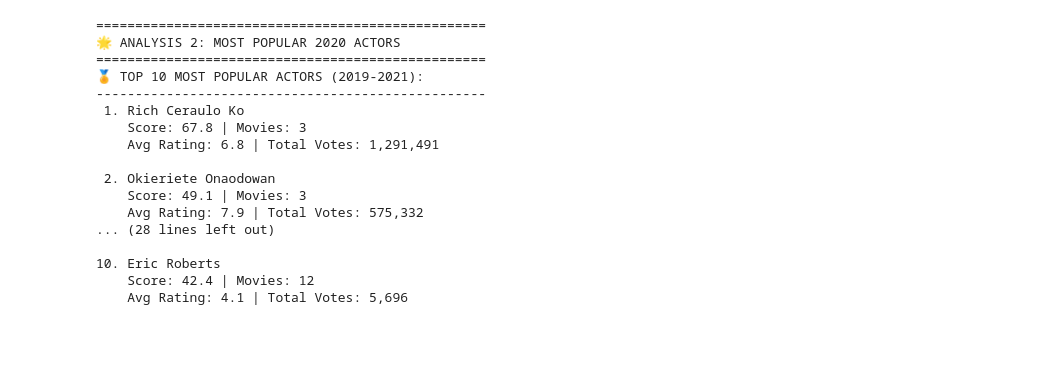
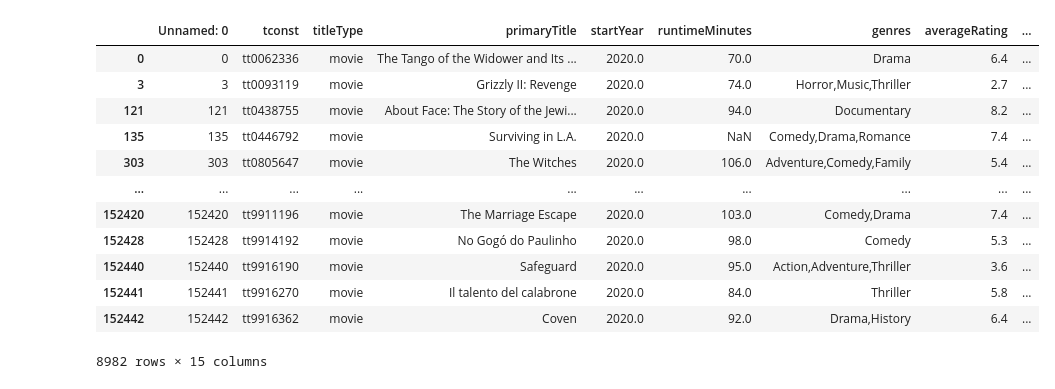
Before and after one commit to russjnzn/Next-AAA-Title, a Jupyter notebook: 02_exploratory_analysis.ipynb, the cells around one changed output. Drawn from its saved outputs; the diff is of its cells as text; code cells hidden in the pictures; blank space fills up the shorter version.

```diff
--- a/02_exploratory_analysis.ipynb
+++ b/02_exploratory_analysis.ipynb
@@ -14,26 +15,31 @@ sns.set_palette("husl")
 data_path="C:/Users/russe/OneDrive/Desktop/Portfolio/Next AAA Title"
 # %%
 movies_ratings_df = pd.read_csv(
-        f'{data_path}/movies_ratings.csv',
+        f'{data_path}/Processed/movies_ratings.csv',
         sep=','
     )
 
 movies_df = pd.read_csv(
-        f'{data_path}/movies.csv',
+        f'{data_path}/Raw/movies.csv',
         sep=','
     )
 
 ratings_df = pd.read_csv(
-        f'{data_path}/ratings.csv',
+        f'{data_path}/Raw/ratings.csv',
         sep=','
     )
 
 names_df = pd.read_csv(
-        f'{data_path}/names.csv',
+        f'{data_path}/Raw/actors.csv',
         sep=','
     )
 
 principals_df = pd.read_csv(
-        f'{data_path}/principals.csv',
+        f'{data_path}/Raw/principals.csv',
         sep=','
     )
+
+movies_metrics_df = pd.read_csv(
+        f'{data_path}/Processed/movies_metrics.csv',
+        sep=','
+    )
@@ -423,20 +151,17 @@ def analyze_popular_actors_2020(movies_df, principals_df, names_df):
-# %%
-top_actors = analyze_popular_actors_2020(movies_ratings_df, principals_df, names_df)
-# %% [output]
-==================================================
-🌟 ANALYSIS 2: MOST POPULAR 2020 ACTORS
-==================================================
-🏅 TOP 10 MOST POPULAR ACTORS (2019-2021):
---------------------------------------------------
- 1. Rich Ceraulo Ko
-    Score: 67.8 | Movies: 3
-    Avg Rating: 6.8 | Total Votes: 1,291,491
-
- 2. Okieriete Onaodowan
-    Score: 49.1 | Movies: 3
-    Avg Rating: 7.9 | Total Votes: 575,332
-... (28 lines left out)
-
-10. Eric Roberts
-    Score: 42.4 | Movies: 12
-    Avg Rating: 4.1 | Total Votes: 5,696
+# %%
+movies_2020_df = movies_metrics_df[movies_metrics_df["startYear"] == 2020.0]
+movies_2020_df
+# %% [output]
+|  | Unnamed: 0 | tconst | titleType | primaryTitle | startYear | runtimeMinutes | genres | averageRating | ... |
+| 0 | 0 | tt0062336 | movie | The Tango of the Widower and Its ... | 2020.0 | 70.0 | Drama | 6.4 | ... |
+| 3 | 3 | tt0093119 | movie | Grizzly II: Revenge | 2020.0 | 74.0 | Horror,Music,Thriller | 2.7 | ... |
+| 121 | 121 | tt0438755 | movie | About Face: The Story of the Jewi... | 2020.0 | 94.0 | Documentary | 8.2 | ... |
+| 135 | 135 | tt0446792 | movie | Surviving in L.A. | 2020.0 | NaN | Comedy,Drama,Romance | 7.4 | ... |
+| 303 | 303 | tt0805647 | movie | The Witches | 2020.0 | 106.0 | Adventure,Comedy,Family | 5.4 | ... |
+| ... | ... | ... | ... | ... | ... | ... | ... | ... | ... |
+| 152420 | 152420 | tt9911196 | movie | The Marriage Escape | 2020.0 | 103.0 | Comedy,Drama | 7.4 | ... |
+| 152428 | 152428 | tt9914192 | movie | No Gogó do Paulinho | 2020.0 | 98.0 | Comedy | 5.3 | ... |
+| 152440 | 152440 | tt9916190 | movie | Safeguard | 2020.0 | 95.0 | Action,Adventure,Thriller | 3.6 | ... |
+| 152441 | 152441 | tt9916270 | movie | Il talento del calabrone | 2020.0 | 84.0 | Thriller | 5.8 | ... |
+| 152442 | 152442 | tt9916362 | movie | Coven | 2020.0 | 92.0 | Drama,History | 6.4 | ... |
+8982 rows × 15 columns
```
Also changed, not shown: parts of 11 cells of this notebook, 2 other files.
